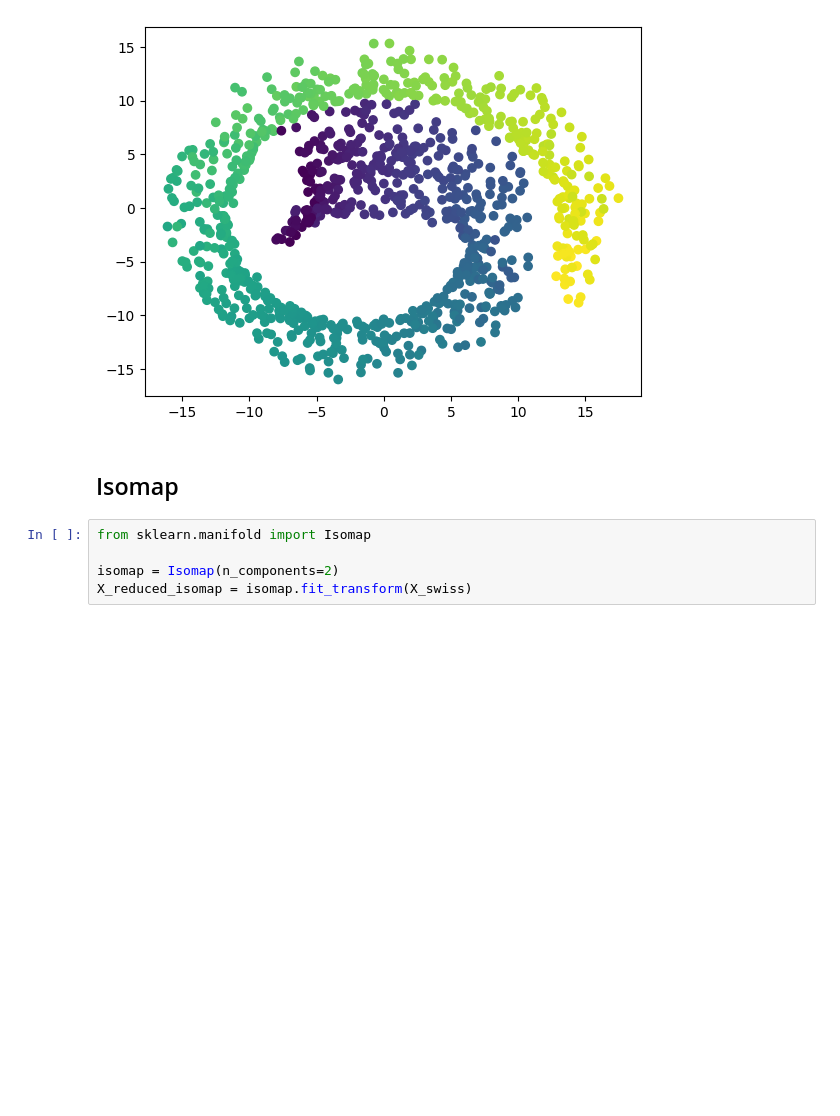
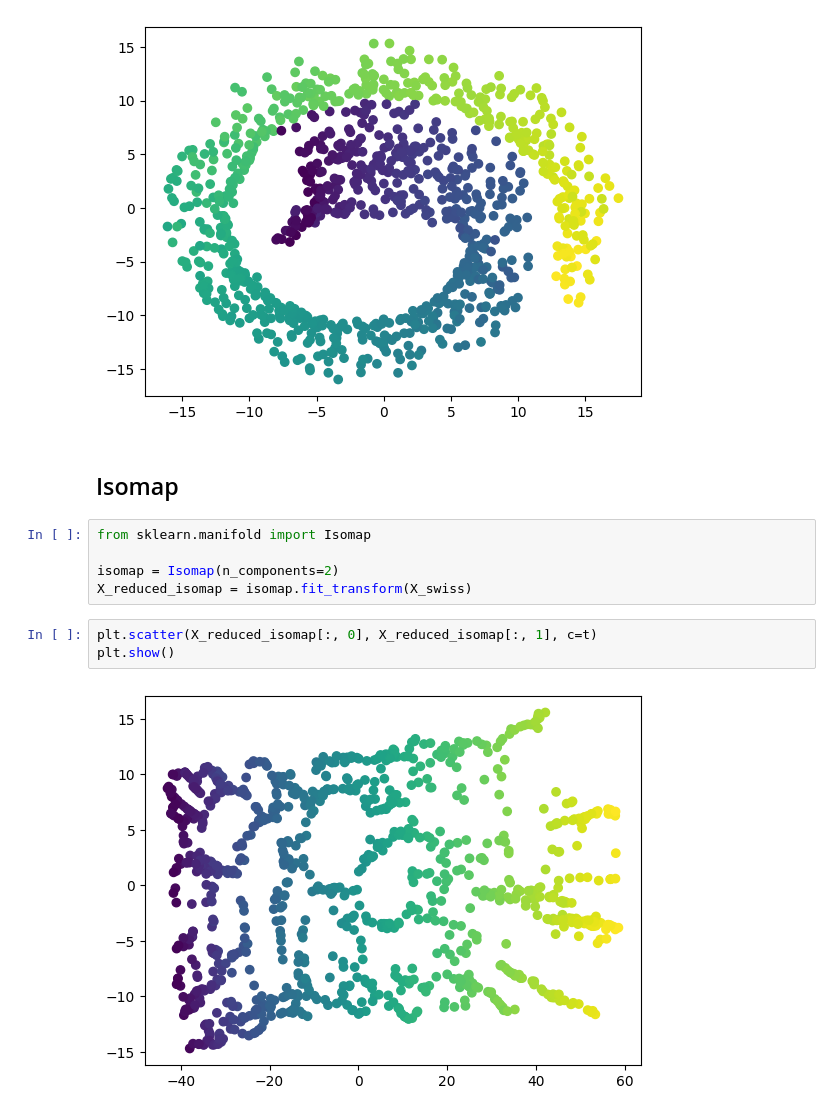
Before and after one commit to Zane-dev16/Dimensionality-Reduction-Notebooks, a Jupyter notebook: notebooks/swiss_roll.ipynb, the cells around one changed output. Drawn from its saved outputs; the diff is of its cells as text; blank space fills up the shorter version.

Commit message:
Plot isomap reduced swiss roll

```diff
--- a/notebooks/swiss_roll.ipynb
+++ b/notebooks/swiss_roll.ipynb
@@ -85,3 +85,8 @@ from sklearn.manifold import Isomap
 
 isomap = Isomap(n_components=2)
 X_reduced_isomap = isomap.fit_transform(X_swiss)
+# %%
+plt.scatter(X_reduced_isomap[:, 0], X_reduced_isomap[:, 1], c=t)
+plt.show()
+# %% [output]
+[figure, added]
```
